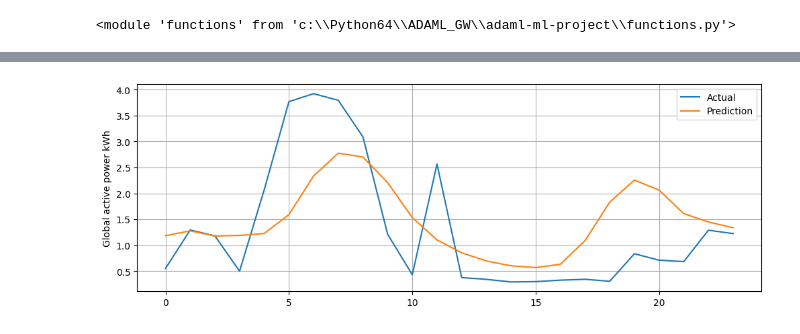
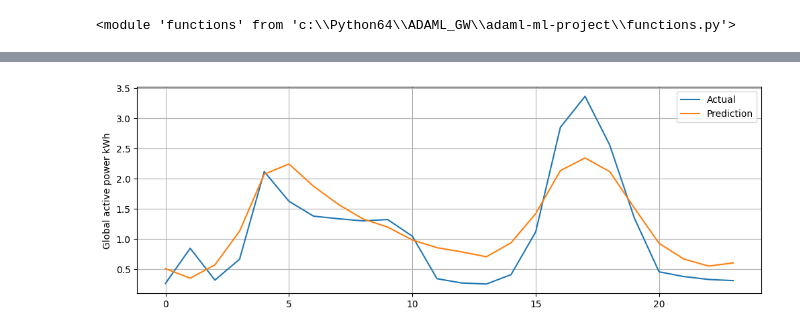
Before and after one commit to veetirajaniemi/adaml-ml-project, a Jupyter notebook: rnn.ipynb, the cells around one changed output, grey strips where cells are left out. Drawn from its saved outputs; the diff is of its cells as text; code cells hidden in the pictures.

```diff
--- a/rnn.ipynb
+++ b/rnn.ipynb
@@ -215,23 +215,23 @@ plt.show()
 # %%
 model = RNNForecastModel(input_size, hidden_size, output_size,device="cpu")
 model.load_state_dict(torch.load(model_path,weights_only=True))
 model.eval()
 
 
-X_torch, y_actual = valData.__getitem__(0)
+X_torch, y_actual = valData.__getitem__(111)
 y_actuals = y_actual.numpy()
 with torch.no_grad():
     y_pred = model(X_torch.unsqueeze(0))
 y_preds = y_pred.numpy()[0]
 plt.figure(figsize=(12,4))
 plt.plot(scalerY.inverse_transform(np.array(y_actuals).reshape(-1,1)),'-',label="Actual")
 plt.plot(scalerY.inverse_transform(np.array(y_preds).reshape(-1,1)),label="Prediction")
 plt.legend()
 plt.grid()
 plt.ylabel("Global active power kWh")
 plt.show()
 # %% [output]
-[figure, old version]
+[figure, new version]
 # %%
 
 # input_size = X.shape[1] # number of features
```
Also changed, not shown: parts of 3 cells of this notebook, 7 other files.
